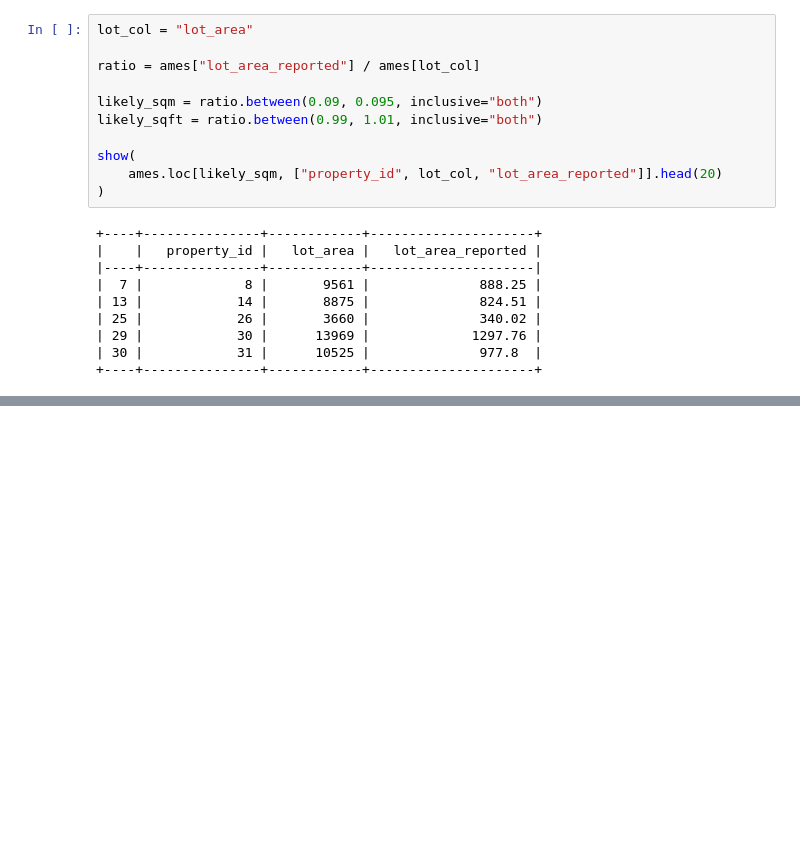
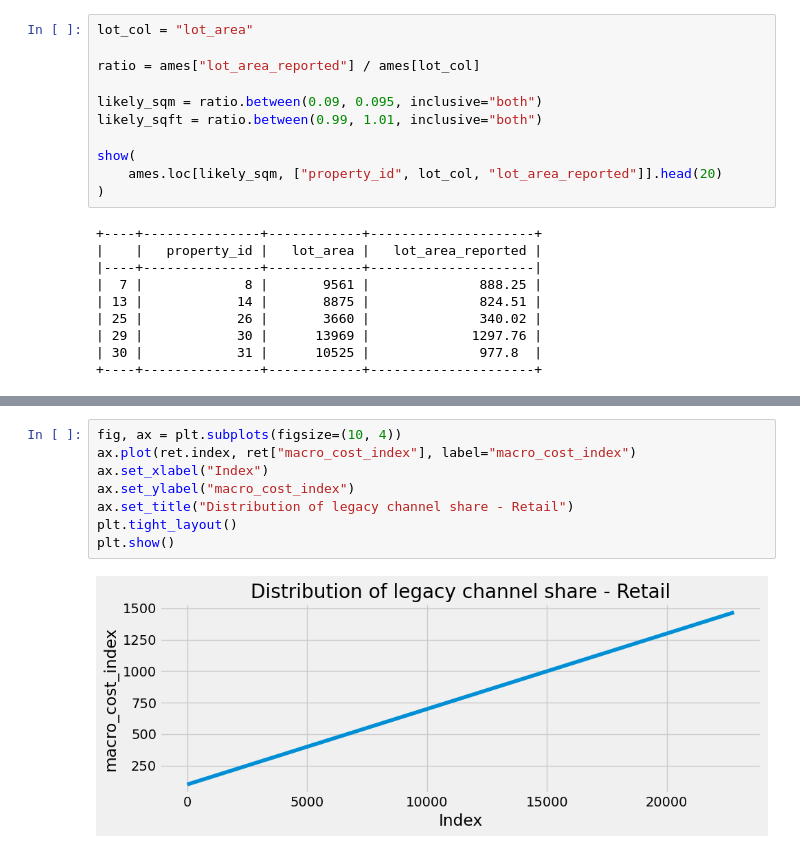
Before and after one commit to CardoAI/ml_industry_course, a Jupyter notebook: day1/datapreprocessing_featureengineering.ipynb, the cells around one changed output, grey strips where cells are left out. Drawn from its saved outputs; the diff is of its cells as text; blank space fills up the shorter version.

```diff
--- a/day1/datapreprocessing_featureengineering.ipynb
+++ b/day1/datapreprocessing_featureengineering.ipynb
@@ -732,0 +966,10 @@ plt.show()
+# %%
+fig, ax = plt.subplots(figsize=(10, 4))
+ax.plot(ret.index, ret["macro_cost_index"], label="macro_cost_index")
+ax.set_xlabel("Index")
+ax.set_ylabel("macro_cost_index")
+ax.set_title("Distribution of legacy channel share - Retail")
+plt.tight_layout()
+plt.show()
+# %% [output]
+[figure, added]
```
Also changed, not shown: parts of 23 cells of this notebook, 2 other files.
